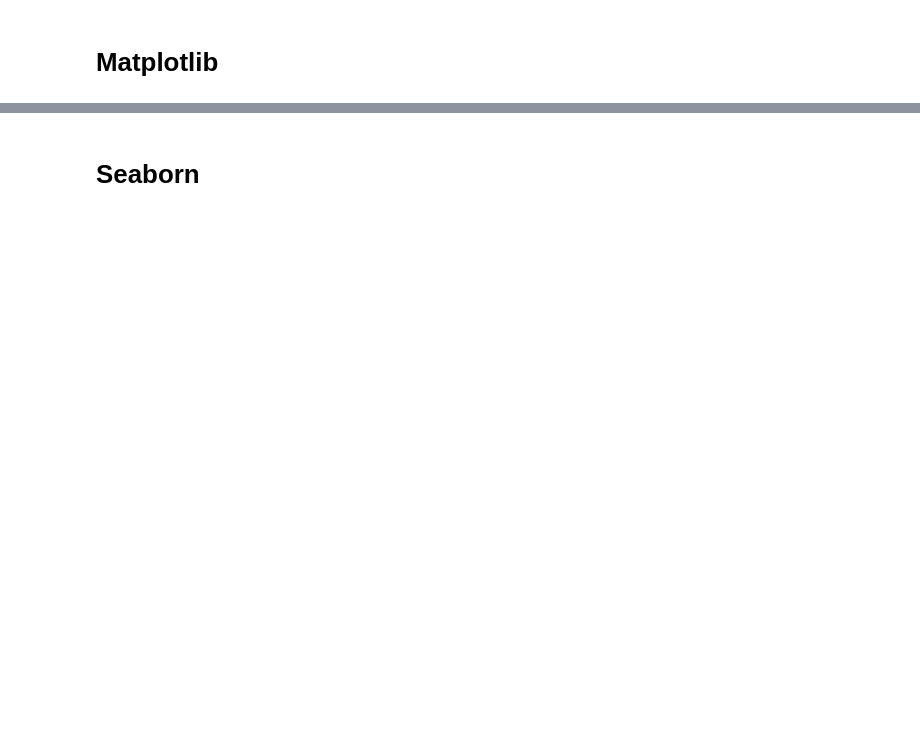
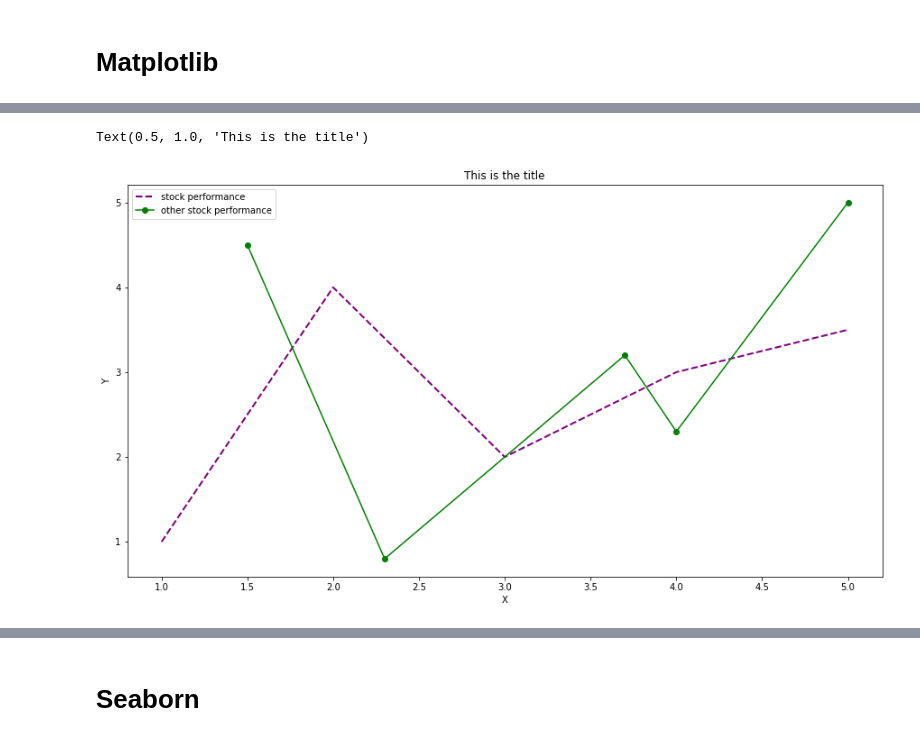
Before and after one commit to aliyusifov99/ml_course_utp, a Jupyter notebook: Numpy_&_Pandas_&_Matplotlib.ipynb, the cells around one changed output, grey strips where cells are left out. Cells and saved outputs as stored; diff of their text form; code cells hidden in the pictures; blank space fills up the shorter version.

```diff
--- a/Numpy_&_Pandas_&_Matplotlib.ipynb
+++ b/Numpy_&_Pandas_&_Matplotlib.ipynb
@@ -474,0 +639,11 @@ Name: symbol, dtype: object
+# %%
+fig, ax = plt.subplots(figsize=(15,8))
+ax.plot([1,2,3,4,5], [1,4,2,3, 3.5], color='purple', linestyle='--', linewidth=2, label='stock performance')
+ax.plot([1.5, 2.3, 3.7, 4,5], [4.5, .8, 3.2, 2.3, 5], marker='o',color = 'green', label = 'other stock performance')
+ax.legend()
+ax.set_xlabel('X')
+ax.set_ylabel('Y')
+ax.set_title('This is the title')
+# %% [output]
+Text(0.5, 1.0, 'This is the title')
+[figure, added]
```
Also changed, not shown: parts of 34 cells of this notebook.
